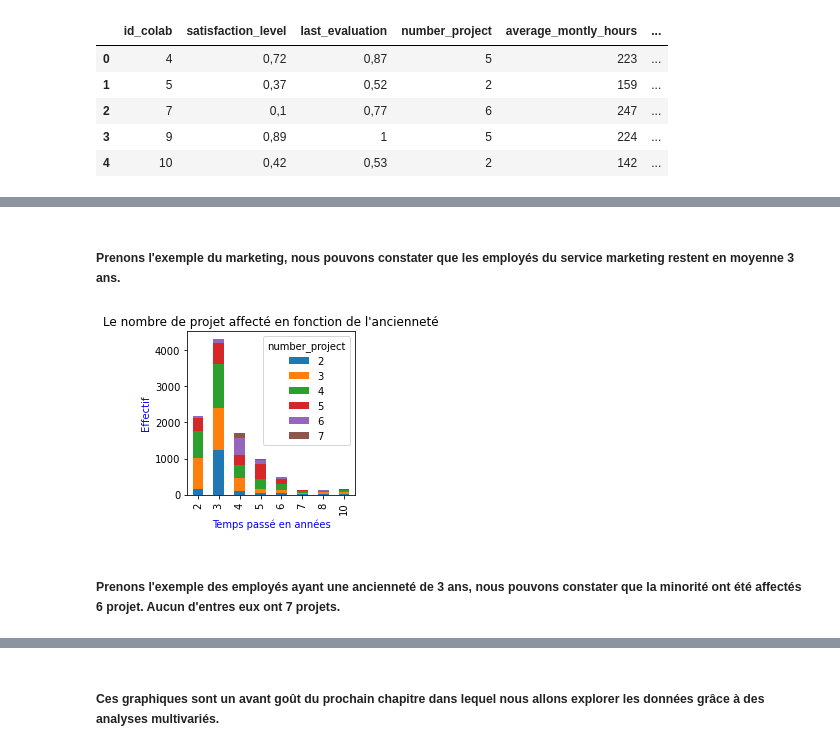
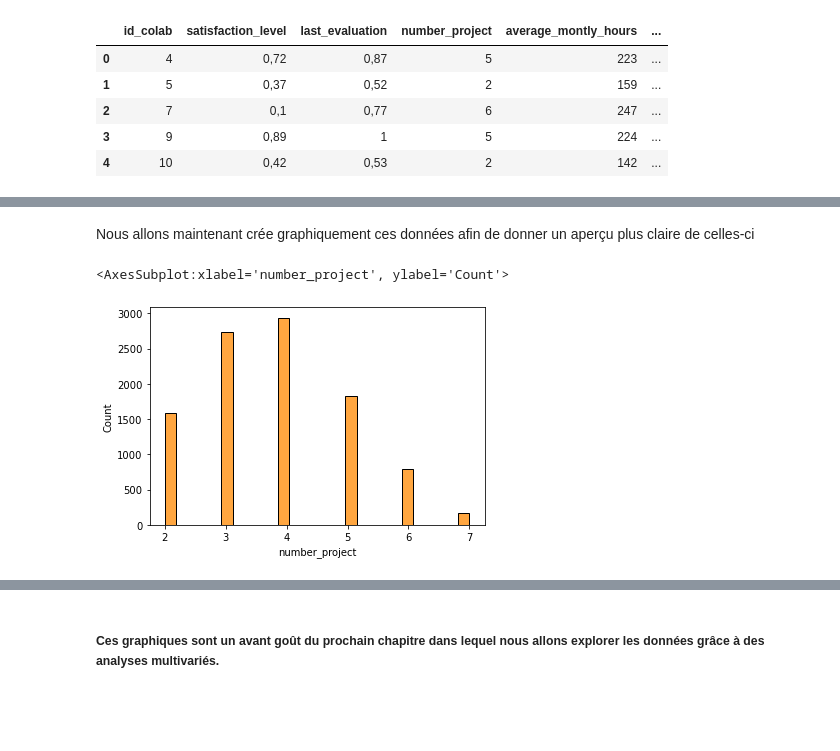
Before and after one commit to Gadeux/Projet-BI---Emma-et-Sarah, a Jupyter notebook: BI-Sarah et Emma.ipynb, the cells around one changed output, grey strips where cells are left out. Saved outputs shown, nothing was run; the diff lists cells and outputs as text; code cells hidden in the pictures; blank space fills up the shorter version.

```diff
--- a/BI-Sarah et Emma.ipynb
+++ b/BI-Sarah et Emma.ipynb
@@ -616,13 +636,7 @@ plt.show()
-# %% [markdown]
-##### Prenons l'exemple du marketing, nous pouvons constater que les employés du service marketing restent en moyenne 3 ans.
-# %%
-bidata.groupby(['time_spend_company','number_project']).size().unstack().plot(kind='bar',stacked=True)
-plt.title("Le nombre de projet affecté en fonction de l'ancienneté")
-plt.xlabel('Temps passé en années', color = 'blue')
-plt.ylabel('Effectif', color = 'blue')
-plt.gcf().set_size_inches(3, 3)
-plt.show()
-# %% [output]
-[figure, removed]
-# %% [markdown]
-##### Prenons l'exemple des employés ayant une ancienneté de 3 ans, nous pouvons constater que la minorité ont été affectés 6 projet. Aucun d'entres eux ont 7 projets.
+# %% [markdown]
+Nous allons maintenant crée graphiquement ces données afin de donner un aperçu plus claire de celles-ci
+# %%
+sns.histplot(bidata["number_project"],color= '#ff8800')
+# %% [output]
+<AxesSubplot:xlabel='number_project', ylabel='Count'>
+[figure, added]
```
Also changed, not shown: parts of 81 cells of this notebook.
